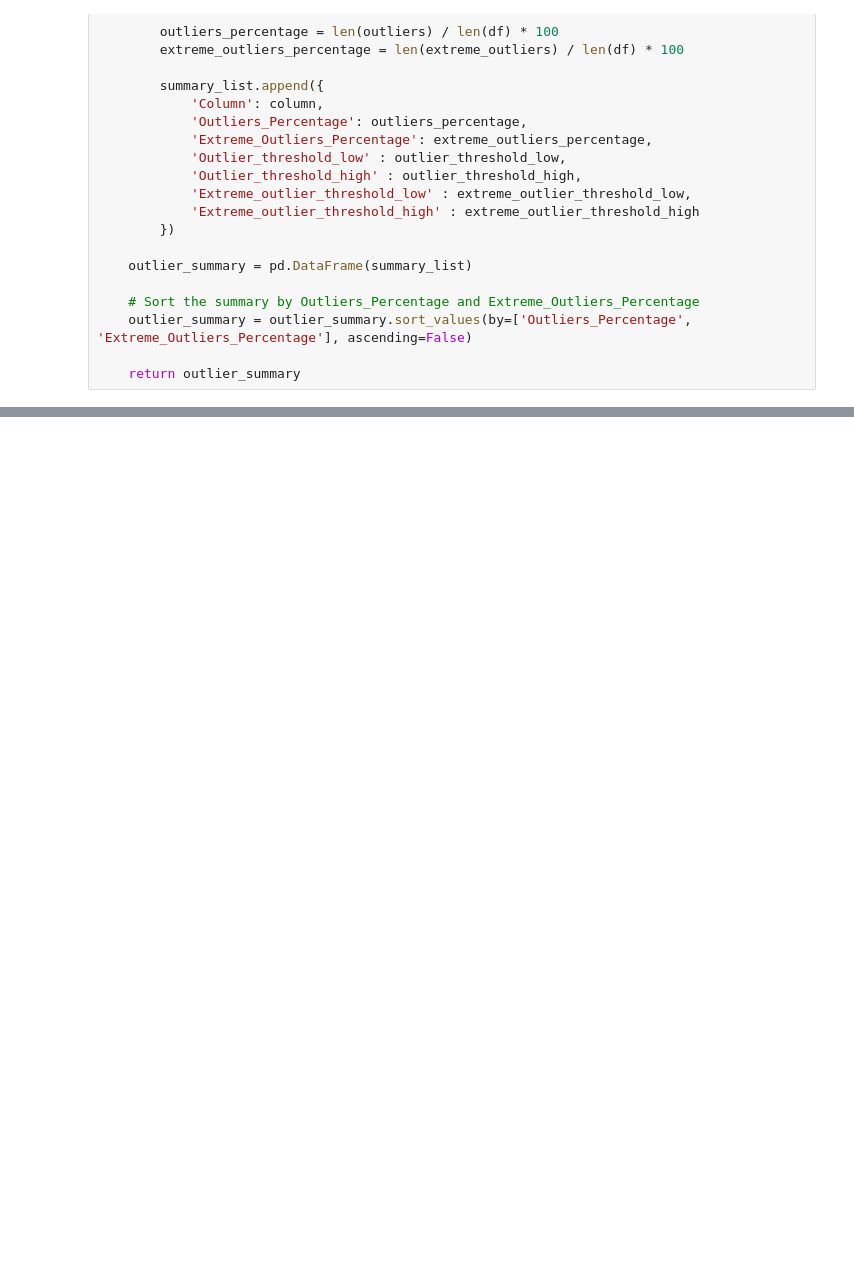
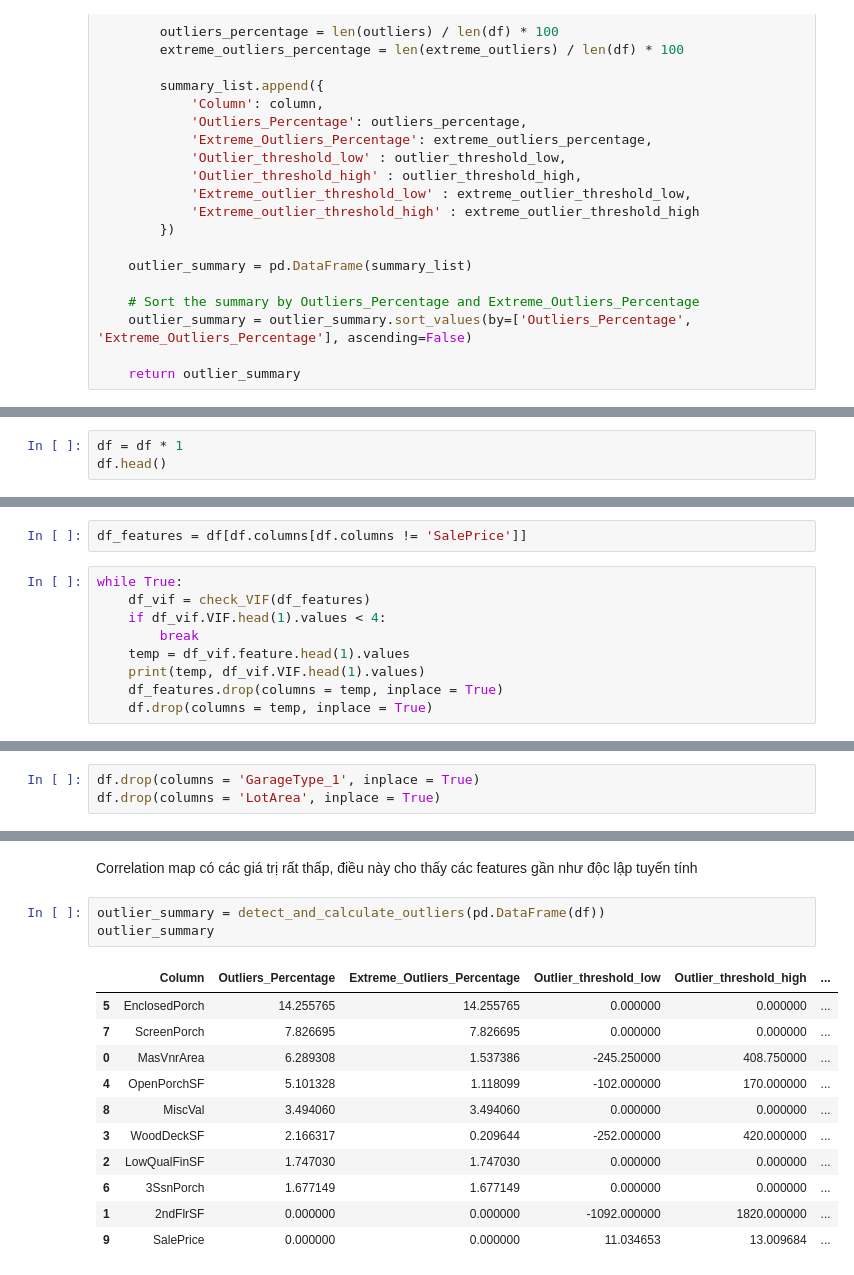
Before and after one commit to nmkhiem/House-Price-Prediction, a Jupyter notebook: Linear Regression/Notebook/Linear Regression - Level 5.ipynb, the cells around one changed output, grey strips where cells are left out. Saved outputs shown, nothing was run; the diff lists cells and outputs as text; blank space fills up the shorter version.

```diff
--- a/Linear Regression/Notebook/Linear Regression - Level 5.ipynb
+++ b/Linear Regression/Notebook/Linear Regression - Level 5.ipynb
@@ -458,0 +478,3 @@ df_train
+# %%
+df = df * 1
+df.head()
@@ -458,0 +489,11 @@ df_train
+# %%
+df_features = df[df.columns[df.columns != 'SalePrice']]
+# %%
+while True:
+    df_vif = check_VIF(df_features)
+    if df_vif.VIF.head(1).values < 4:
+        break
+    temp = df_vif.feature.head(1).values
+    print(temp, df_vif.VIF.head(1).values)
+    df_features.drop(columns = temp, inplace = True)
+    df.drop(columns = temp, inplace = True)
@@ -458,0 +502,3 @@ df_train
+# %%
+df.drop(columns = 'GarageType_1', inplace = True)
+df.drop(columns = 'LotArea', inplace = True)
@@ -458,0 +538,17 @@ df_train
+# %% [markdown]
+Correlation map có các giá trị rất thấp, điều này cho thấy các features gần như độc lập tuyến tính
+# %%
+outlier_summary = detect_and_calculate_outliers(pd.DataFrame(df))
+outlier_summary
+# %% [output]
+|  | Column | Outliers_Percentage | Extreme_Outliers_Percentage | Outlier_threshold_low | Outlier_threshold_high | ... |
+| 5 | EnclosedPorch | 14.255765 | 14.255765 | 0.000000 | 0.000000 | ... |
+| 7 | ScreenPorch | 7.826695 | 7.826695 | 0.000000 | 0.000000 | ... |
+| 0 | MasVnrArea | 6.289308 | 1.537386 | -245.250000 | 408.750000 | ... |
+| 4 | OpenPorchSF | 5.101328 | 1.118099 | -102.000000 | 170.000000 | ... |
+| 8 | MiscVal | 3.494060 | 3.494060 | 0.000000 | 0.000000 | ... |
+| 3 | WoodDeckSF | 2.166317 | 0.209644 | -252.000000 | 420.000000 | ... |
+| 2 | LowQualFinSF | 1.747030 | 1.747030 | 0.000000 | 0.000000 | ... |
+| 6 | 3SsnPorch | 1.677149 | 1.677149 | 0.000000 | 0.000000 | ... |
+| 1 | 2ndFlrSF | 0.000000 | 0.000000 | -1092.000000 | 1820.000000 | ... |
+| 9 | SalePrice | 0.000000 | 0.000000 | 11.034653 | 13.009684 | ... |
```
Also changed, not shown: parts of 120 cells of this notebook, 1 other file.
